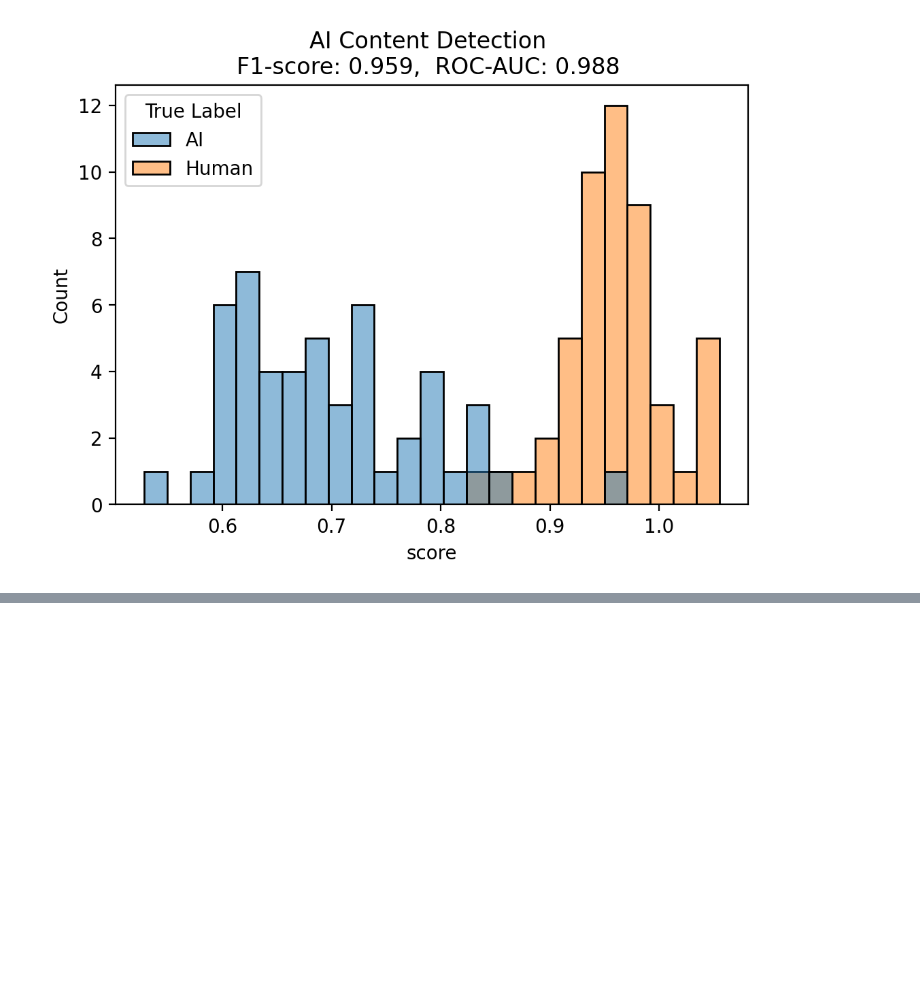
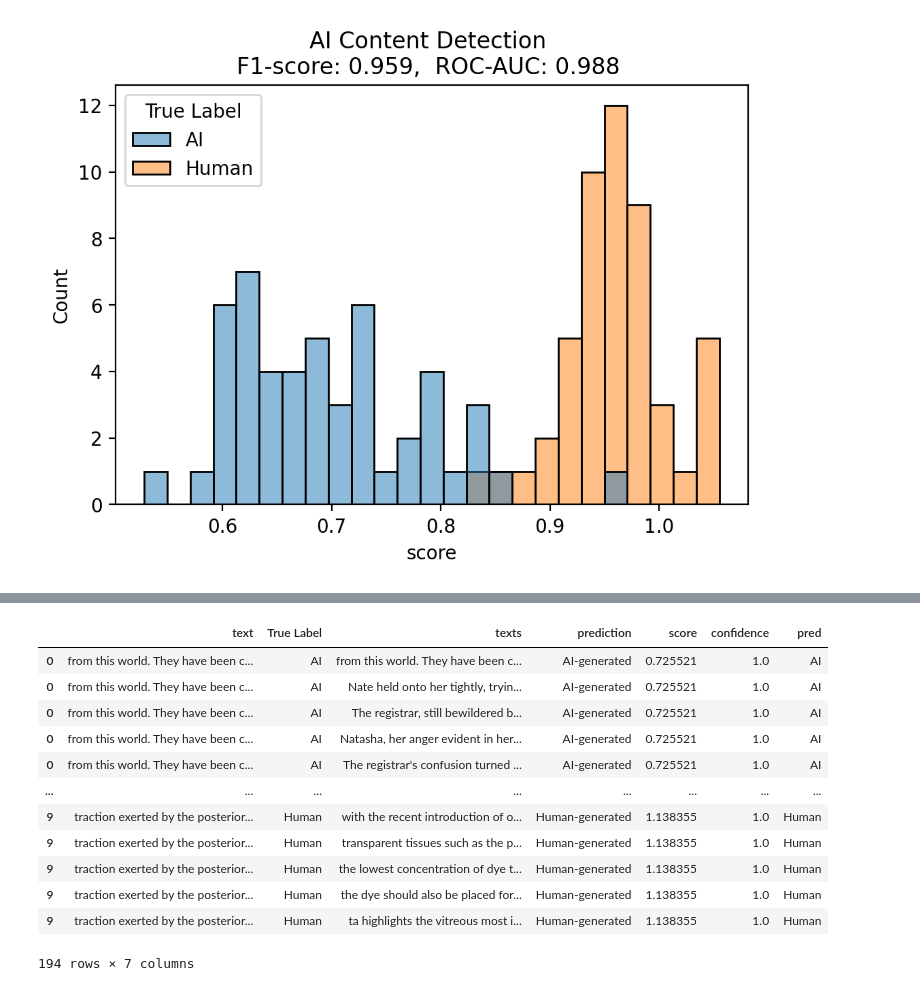
Before and after one commit to wangjing0/ai_detector, a Jupyter notebook: detector.ipynb, the cells around one changed output, grey strips where cells are left out. Drawn from its saved outputs; the diff is of its cells as text; code cells hidden in the pictures; blank space fills up the shorter version.

```diff
--- a/detector.ipynb
+++ b/detector.ipynb
@@ -236,0 +285,17 @@ plt.savefig('score.png', bbox_inches='tight')
+# %%
+df['pred'] = df.prediction.apply(lambda x: x.split('-')[0])
+df
+# %% [output]
+|  | text | True Label | texts | prediction | score | confidence | pred |
+| 0 | from this world. They have been c... | AI | from this world. They have been c... | AI-generated | 0.725521 | 1.0 | AI |
+| 0 | from this world. They have been c... | AI | Nate held onto her tightly, tryin... | AI-generated | 0.725521 | 1.0 | AI |
+| 0 | from this world. They have been c... | AI | The registrar, still bewildered b... | AI-generated | 0.725521 | 1.0 | AI |
+| 0 | from this world. They have been c... | AI | Natasha, her anger evident in her... | AI-generated | 0.725521 | 1.0 | AI |
+| 0 | from this world. They have been c... | AI | The registrar's confusion turned ... | AI-generated | 0.725521 | 1.0 | AI |
+| ... | ... | ... | ... | ... | ... | ... | ... |
+| 9 | traction exerted by the posterior... | Human | with the recent introduction of o... | Human-generated | 1.138355 | 1.0 | Human |
+| 9 | traction exerted by the posterior... | Human | transparent tissues such as the p... | Human-generated | 1.138355 | 1.0 | Human |
+| 9 | traction exerted by the posterior... | Human | the lowest concentration of dye t... | Human-generated | 1.138355 | 1.0 | Human |
+| 9 | traction exerted by the posterior... | Human | the dye should also be placed for... | Human-generated | 1.138355 | 1.0 | Human |
+| 9 | traction exerted by the posterior... | Human | ta highlights the vitreous most i... | Human-generated | 1.138355 | 1.0 | Human |
+194 rows × 7 columns
```
Also changed, not shown: parts of 5 cells of this notebook, 5 other files.
